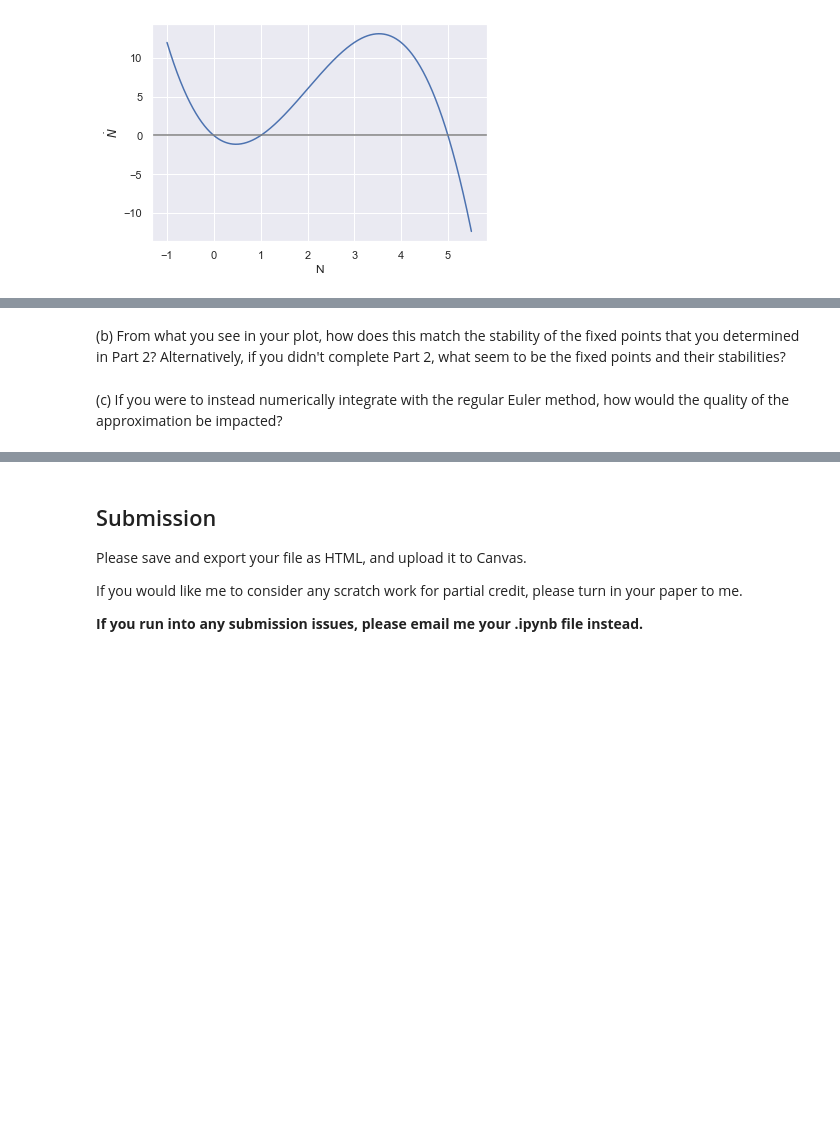
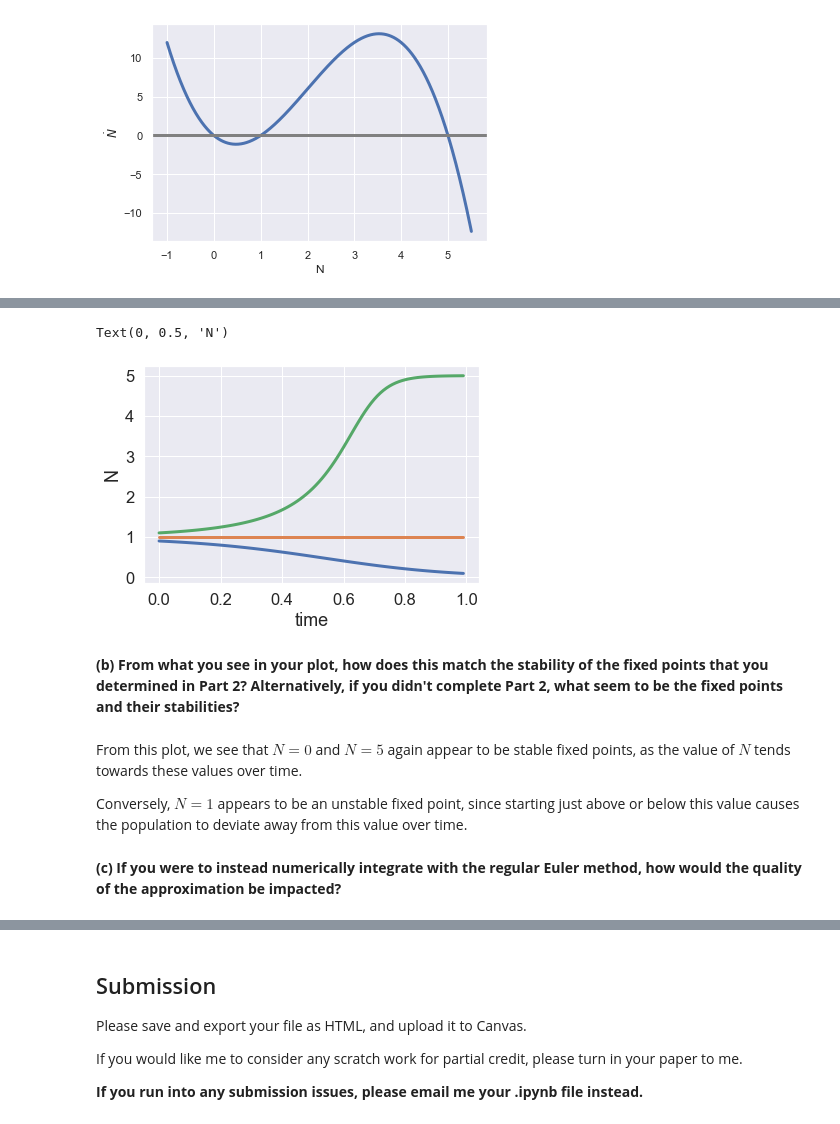
Before and after one commit to sbeeler/BIOL301_Fall2022, a Jupyter notebook: _sources/Midterm1_KEY.ipynb, the cells around one changed output, grey strips where cells are left out. Saved outputs shown, nothing was run; the diff lists cells and outputs as text; code cells hidden in the pictures; blank space fills up the shorter version.

```diff
--- a/_sources/Midterm1_KEY.ipynb
+++ b/_sources/Midterm1_KEY.ipynb
@@ -53,5 +92,10 @@ Text(0, 0.5, '$\\dot N$')
 
 $$\dot N = N (r-a(N-b)^2)$$
+# %%
+def f(N):
+    """ The differential equation for Allee model """
+    N_dot = N*(r-a*(N-b)**2)
+    return N_dot
 # %%
 total_time = 1
 dt = 0.01
@@ -95,4 +141,44 @@ plt.plot(times, N)
+# %%
+total_time = 1
+dt = 0.01
+numsteps = int(total_time/dt)
+
+N = np.zeros(numsteps)
+N[0] = 0.9
+
+times = np.arange(numsteps)*dt
+
+for t in range(numsteps-1):
+    N_tilde = N[t] + f(N[t])*dt
+    N[t+1] = N[t] + 0.5*(f(N[t]) + f(N_tilde))*dt
+
+plt.plot(times, N)
+
+N[0] = 1.0
+
+for t in range(numsteps-1):
+    N_tilde = N[t] + f(N[t])*dt
+    N[t+1] = N[t] + 0.5*(f(N[t]) + f(N_tilde))*dt
+
+plt.plot(times, N)
+
+N[0] = 1.1
+
+for t in range(numsteps-1):
+    N_tilde = N[t] + f(N[t])*dt
+    N[t+1] = N[t] + 0.5*(f(N[t]) + f(N_tilde))*dt
+
+plt.plot(times, N)
+plt.xlabel("time")
+plt.ylabel("N")
+# %% [output]
+Text(0, 0.5, 'N')
+[figure, added]
 # %% [markdown]
-(b) From what you see in your plot, how does this match the stability of the fixed points that you determined in Part 2? Alternatively, if you didn't complete Part 2, what seem to be the fixed points and their stabilities?
+**(b) From what you see in your plot, how does this match the stability of the fixed points that you determined in Part 2? Alternatively, if you didn't complete Part 2, what seem to be the fixed points and their stabilities?**
+# %% [markdown]
+From this plot, we see that $N=0$ and $N=5$ again appear to be stable fixed points, as the value of $N$ tends towards these values over time.
+
+Conversely, $N=1$ appears to be an unstable fixed point, since starting just above or below this value causes the population to deviate away from this value over time.
 # %% [markdown]
-(c) If you were to instead numerically integrate with the regular Euler method, how would the quality of the approximation be impacted?
+**(c) If you were to instead numerically integrate with the regular Euler method, how would the quality of the approximation be impacted?**
```
Also changed, not shown: parts of 17 cells of this notebook, 56 other files.
